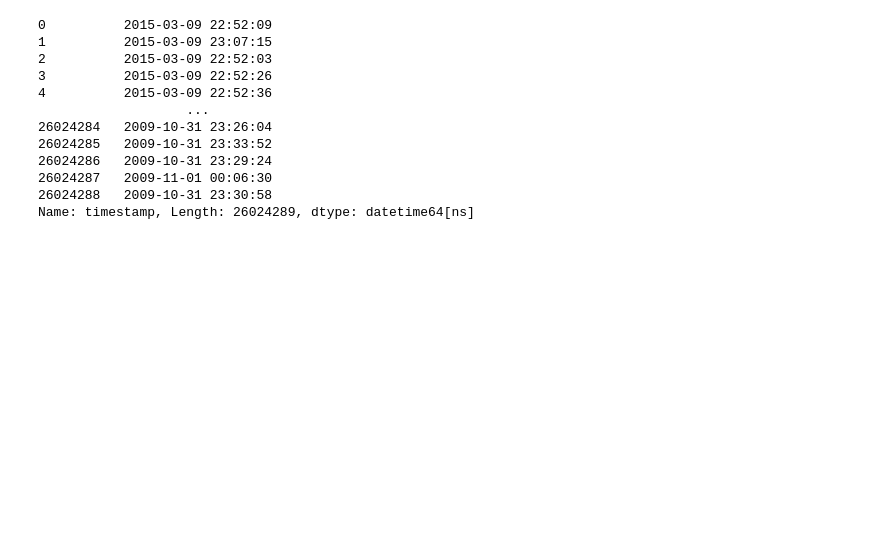
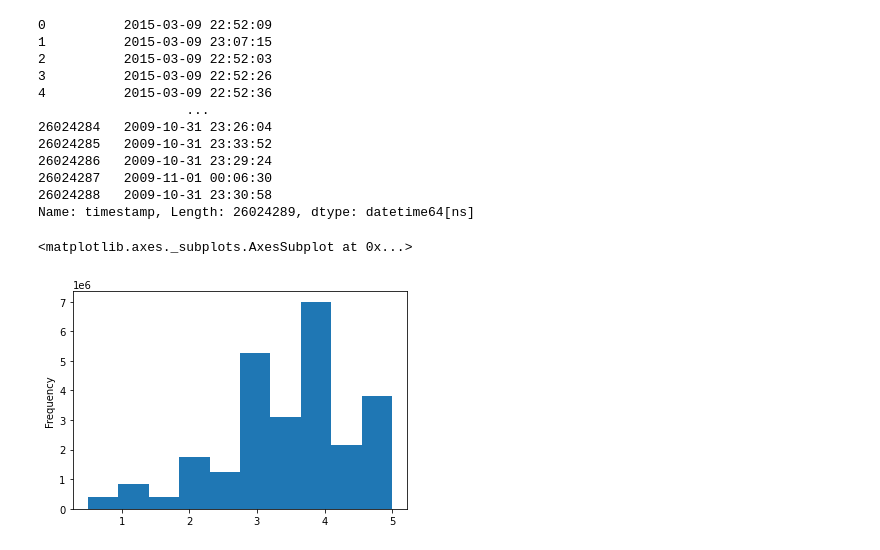
Before and after one commit to jasonatoledo/ETL-Movies, a Jupyter notebook: movies-etl.ipynb, the cells around one changed output. Saved outputs shown, nothing was run; the diff lists cells and outputs as text; code cells hidden in the pictures; blank space fills up the shorter version.

```diff
--- a/movies-etl.ipynb
+++ b/movies-etl.ipynb
@@ -927,3 +927,8 @@ pd.to_datetime(ratings['timestamp'],unit='s')
 Name: timestamp, Length: 26024289, dtype: datetime64[ns]
 # %%
 ratings['timestamp'] = pd.to_datetime(ratings['timestamp'], unit='s')
+# %%
+ratings['rating'].plot(kind='hist')
+# %% [output]
+<matplotlib.axes._subplots.AxesSubplot at 0x...>
+[figure, added]
```
Also changed, not shown: parts of 36 cells of this notebook.
